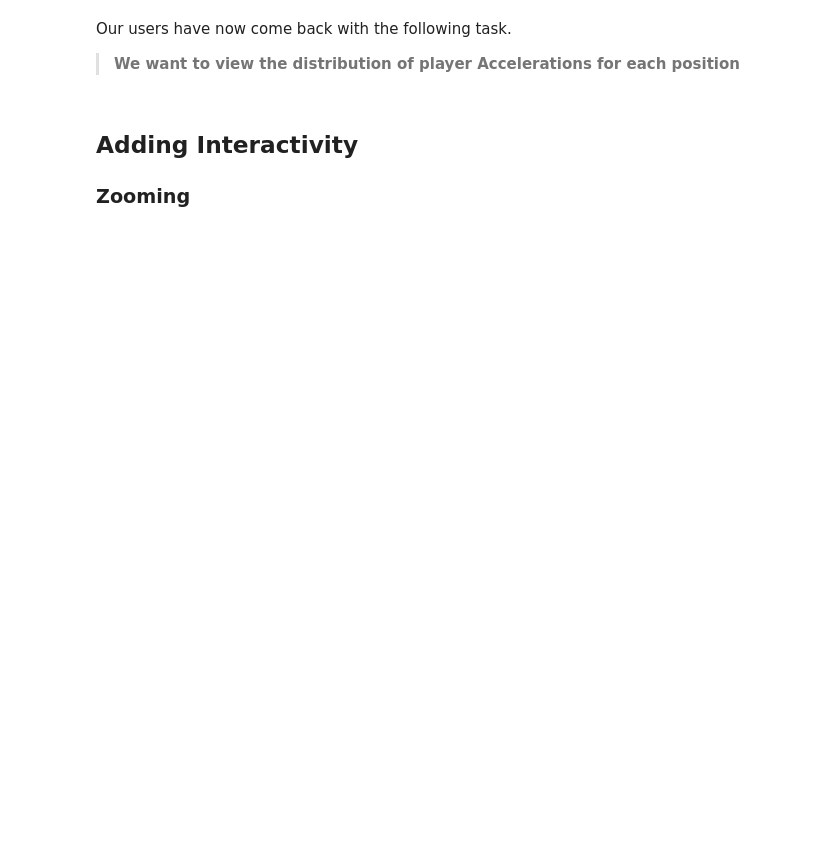
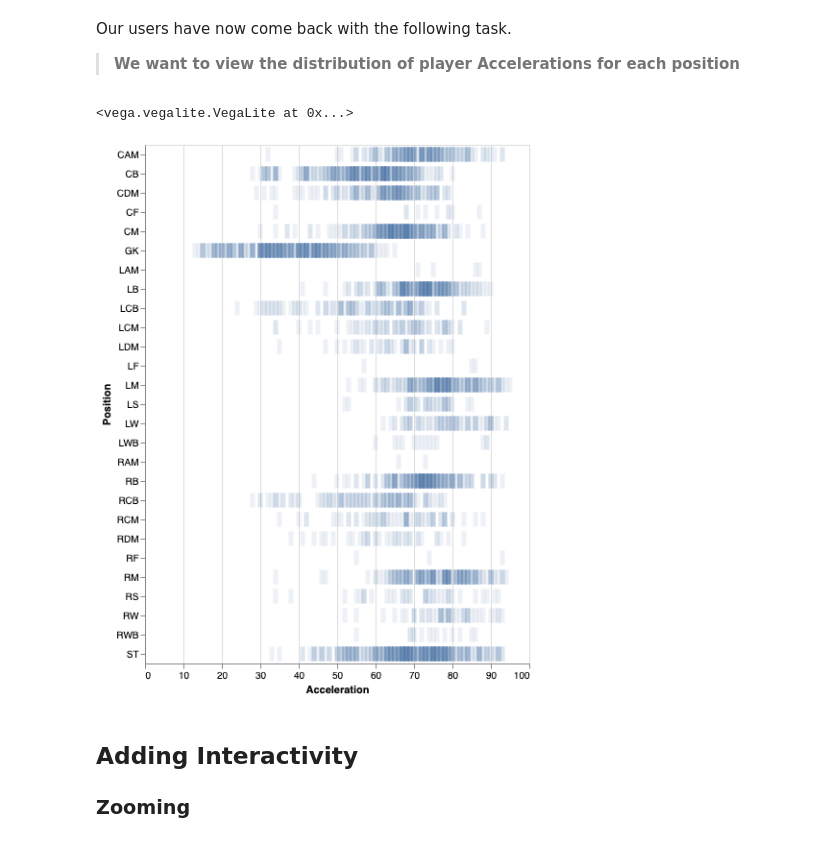
Before and after one commit to eamonnmag/CERN-CSC-2023, a Jupyter notebook: Optional - Interactive Visual Exploration with Altair.ipynb, the cells around one changed output. Cells and saved outputs as stored; diff of their text form; code cells hidden in the pictures; blank space fills up the shorter version.

```diff
--- a/Optional - Interactive Visual Exploration with Altair.ipynb
+++ b/Optional - Interactive Visual Exploration with Altair.ipynb
@@ -94,10 +117,13 @@ Our users have now come back with the following task.
 
 > **We want to view the distribution of player Accelerations for each position**
 # %%
-alt.Chart(sample).mark_tick(opacity=0.1, thickness=5).encode(
+alt.Chart(sample[['Acceleration', 'Position']]).mark_tick(opacity=0.1, thickness=5).encode(
     x='Acceleration',
     y='Position'
 )
+# %% [output]
+<vega.vegalite.VegaLite at 0x...>
+[figure, added]
 # %% [markdown]
 ## Adding Interactivity
 
```
Also changed, not shown: parts of 43 cells of this notebook, 4 other files.
